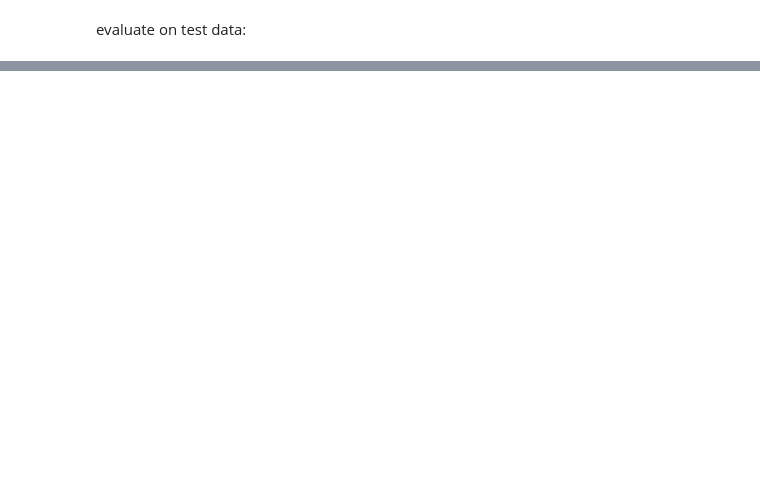
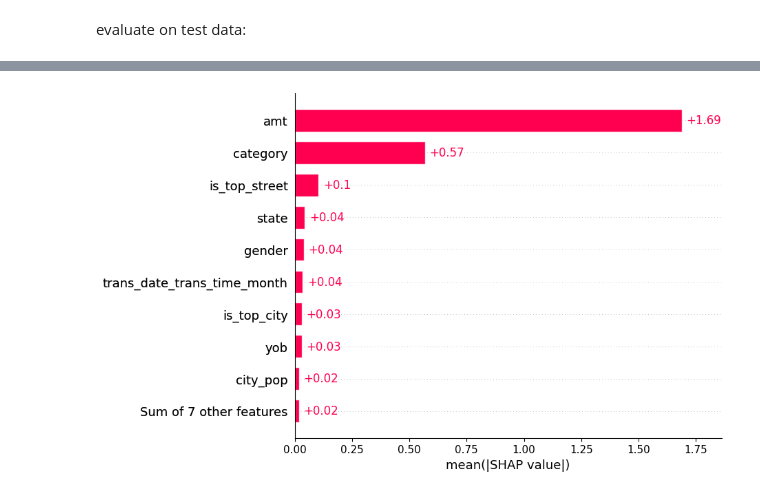
Before and after one commit to lucasmfaria/credit-card-fraud-detection, a Jupyter notebook: notebooks/modeling.ipynb, the cells around one changed output, grey strips where cells are left out. Drawn from its saved outputs; the diff is of its cells as text; code cells hidden in the pictures; blank space fills up the shorter version.

Commit message:
Added shap explainability

```diff
--- a/notebooks/modeling.ipynb
+++ b/notebooks/modeling.ipynb
@@ -346,0 +353,4 @@ average_precision_score 57.17%
+# %%
+shap.initjs()
+explainer = shap.Explainer(model, feature_perturbation='interventional')
+shap_values = explainer(X_train_balanced, check_additivity=False)
@@ -350,0 +364,4 @@ pd.Series(model.feature_importances_, index=X_train.columns).sort_values(ascendi
+# %%
+shap.plots.bar(shap_values)
+# %% [output]
+[figure, added]
```
Also changed, not shown: parts of 16 cells of this notebook, 1 other file.
